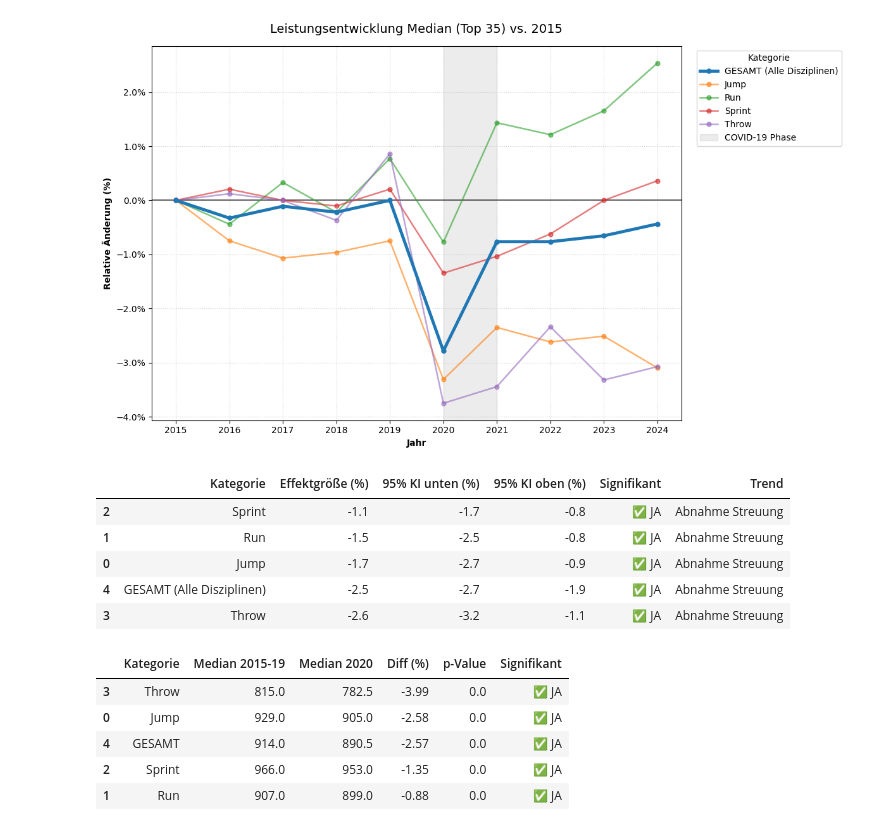
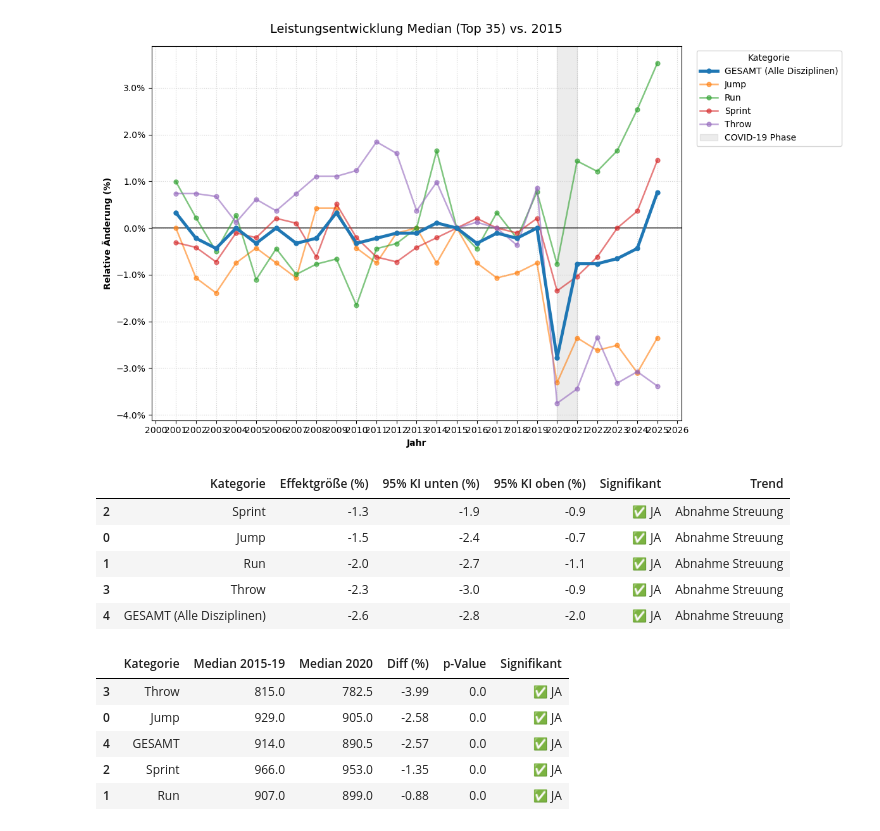
Before and after one commit to maxwernz/Data-Literacy, a Jupyter notebook: Luca/new_luca.ipynb, the cells around one changed output. Saved outputs shown, nothing was run; the diff lists cells and outputs as text; code cells hidden in the pictures.

```diff
--- a/Luca/new_luca.ipynb
+++ b/Luca/new_luca.ipynb
@@ -15,7 +15,7 @@ import util
 
 # --- 2. DATEN LADEN ÜBER UTIL ---
 # util.load_data() findet die CSV im Ordner data_csv/ automatisch
-df = util.load_data()
+df = util.load_data(path_file='C:\\Users\\Mattis\\OneDrive\\Kogni\\DataLiteracyProject\\Data-Literacy\\data_csv\\final_data_iaaf_scores_neu_v2.csv')
 
 import pandas as pd
 import matplotlib.pyplot as plt
@@ -62,34 +62,34 @@ for cat in sorted(final_stats['category'].unique()):
 
     is_gesamt = 'GESAMT' in cat
     lw = 3.5 if is_gesamt else 1.8
     alpha = 1.0 if is_gesamt else 0.6
 
     ax.plot(cat_data['jahr'], cat_data['rel_change_pct'],
             label=cat,
             linewidth=lw,
             alpha=alpha,
             zorder=10 if is_gesamt else 5,
             marker='o', markersize=5)
 
 # Styling
 ax.axhline(0, color='black', linewidth=1.2, alpha=0.7)
 ax.axvspan(2020, 2021, color='grey', alpha=0.15, label='COVID-19 Phase')
 
 ax.xaxis.set_major_locator(mtick.MultipleLocator(1))
 ax.yaxis.set_major_formatter(mtick.PercentFormatter())
 
 ax.set_title(f'Leistungsentwicklung Median (Top {n_}) vs. 2015', fontsize=14, pad=15)
 ax.set_ylabel('Relative Änderung (%)', fontweight='bold')
 ax.set_xlabel('Jahr', fontweight='bold')
 ax.grid(True, linestyle=':', alpha=0.6)
 
 # Legende
 ax.legend(title='Kategorie', loc='upper left', bbox_to_anchor=(1.02, 1))
 
 plt.tight_layout()
 plt.show()
 # %% [output]
-[figure, old version]
+[figure, new version]
 # %%
 import numpy as np
 import pandas as pd
@@ -146,11 +146,11 @@ df_effects = pd.DataFrame(bootstrap_effects)
 display(df_effects.sort_values('Effektgröße (%)', ascending=False))
 # %% [output]
 |  | Kategorie | Effektgröße (%) | 95% KI unten (%) | 95% KI oben (%) | Signifikant | Trend |
-| 2 | Sprint | -1.1 | -1.7 | -0.8 | ✅ JA | Abnahme Streuung |
-| 1 | Run | -1.5 | -2.5 | -0.8 | ✅ JA | Abnahme Streuung |
-| 0 | Jump | -1.7 | -2.7 | -0.9 | ✅ JA | Abnahme Streuung |
-| 4 | GESAMT (Alle Disziplinen) | -2.5 | -2.7 | -1.9 | ✅ JA | Abnahme Streuung |
-| 3 | Throw | -2.6 | -3.2 | -1.1 | ✅ JA | Abnahme Streuung |
+| 2 | Sprint | -1.3 | -1.9 | -0.9 | ✅ JA | Abnahme Streuung |
+| 0 | Jump | -1.5 | -2.4 | -0.7 | ✅ JA | Abnahme Streuung |
+| 1 | Run | -2.0 | -2.7 | -1.1 | ✅ JA | Abnahme Streuung |
+| 3 | Throw | -2.3 | -3.0 | -0.9 | ✅ JA | Abnahme Streuung |
+| 4 | GESAMT (Alle Disziplinen) | -2.6 | -2.8 | -2.0 | ✅ JA | Abnahme Streuung |
 # %%
 from scipy.stats import mannwhitneyu
 import numpy as np
```
Also changed, not shown: parts of 3 cells of this notebook, 22 other files.
